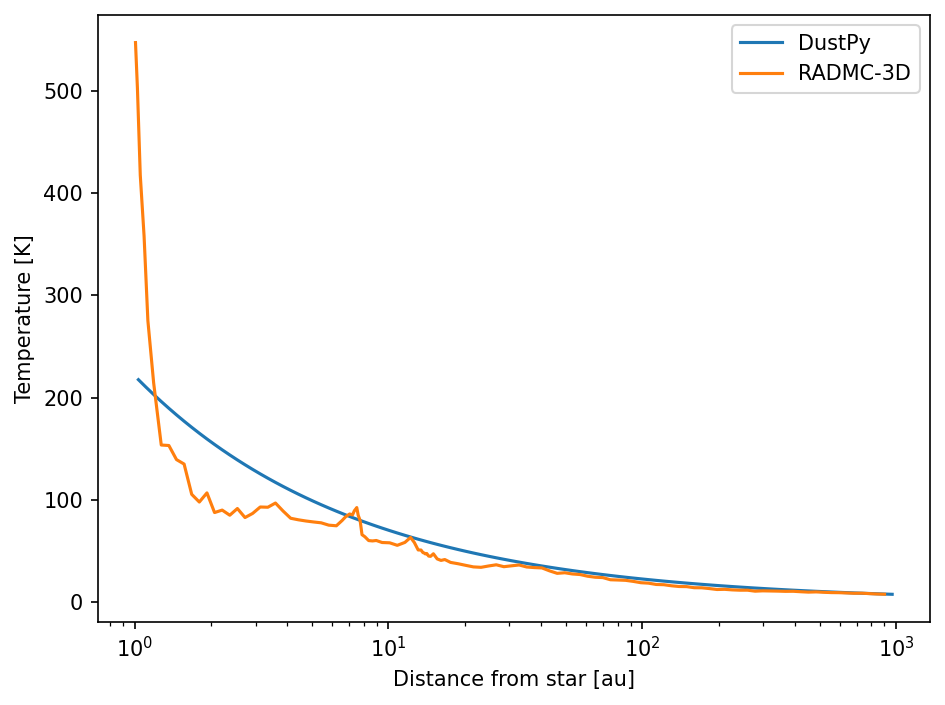
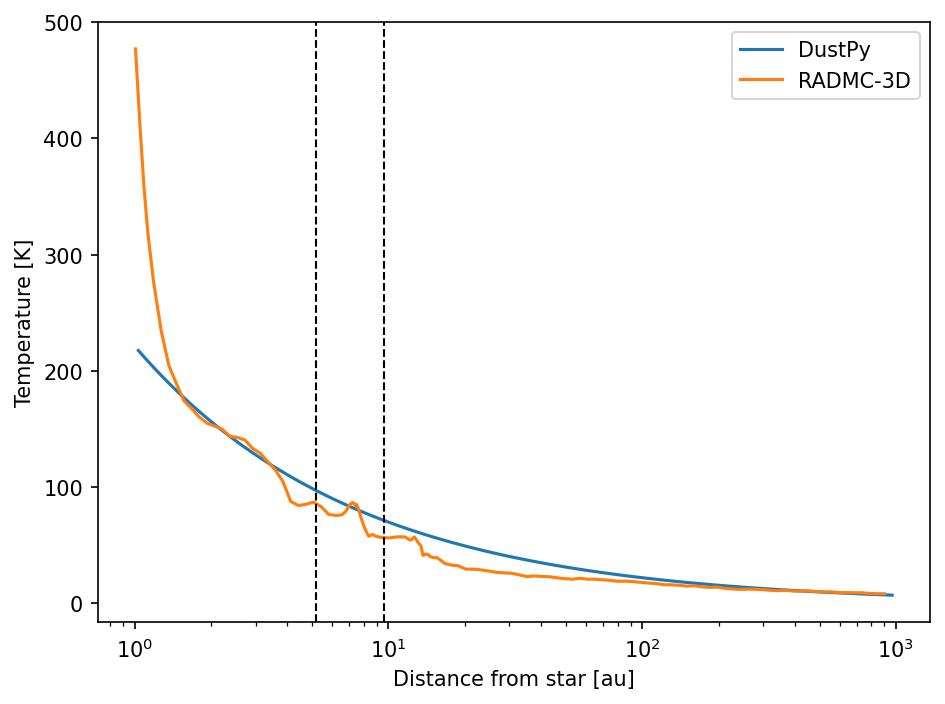
Unified diff of the notebook cell whose output changed from the first chart to the second:
--- before
+++ after
@@ -3,4 +3,6 @@
 ax.plot(data.grid.r/c.au, data.gas.T, label="DustPy")
 ax.plot(model_mc.grid.r/c.au, model_mc.T[:, Ntheta//2, 0, :].mean(-1), label="RADMC-3D")
+for name, planet in data.planets:
+    ax.axvline(planet.a/c.au, lw=1, color="black", ls="--")
 ax.set(
     xscale="log", xlabel="Distance from star [au]",

Commit: Updating radiative transfer notebook